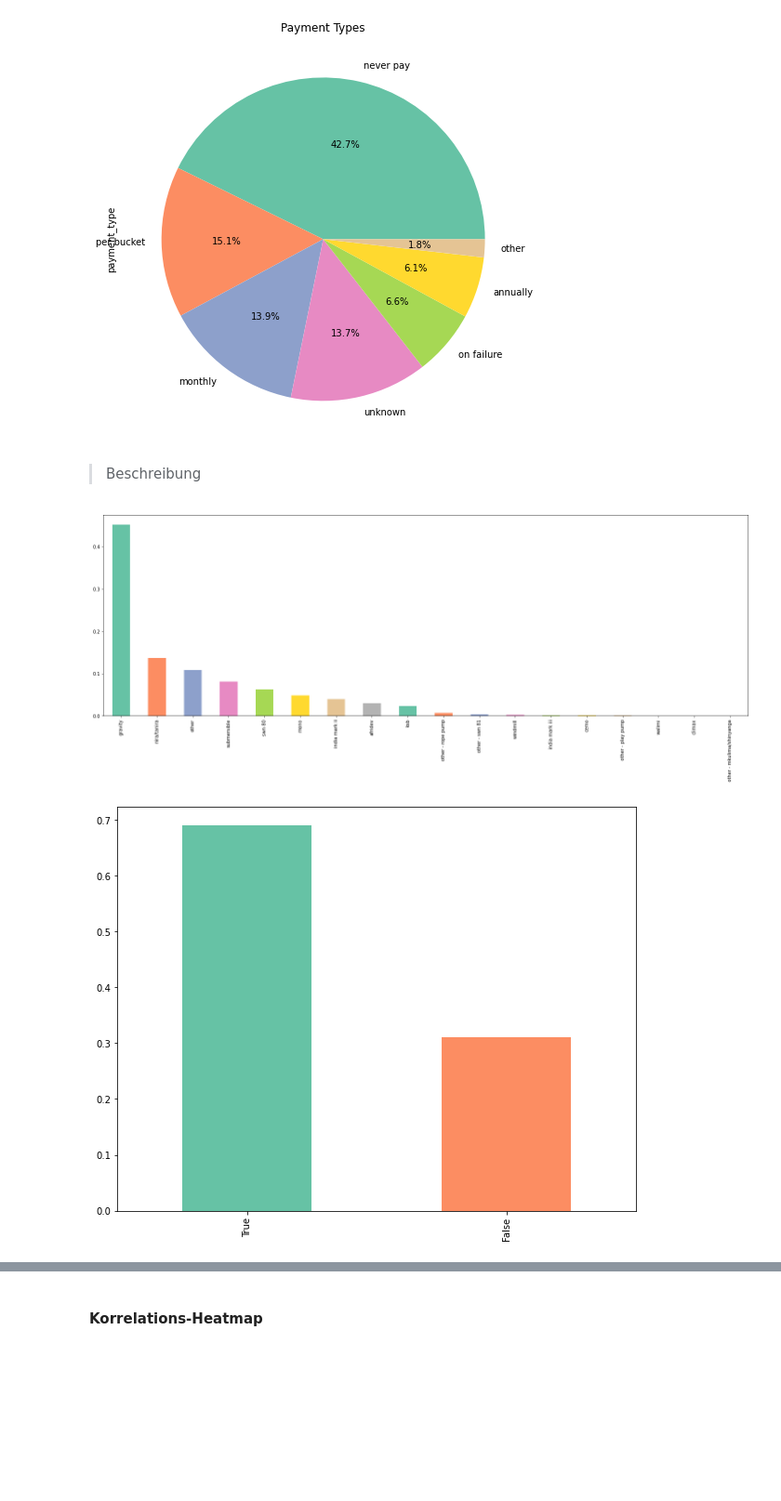
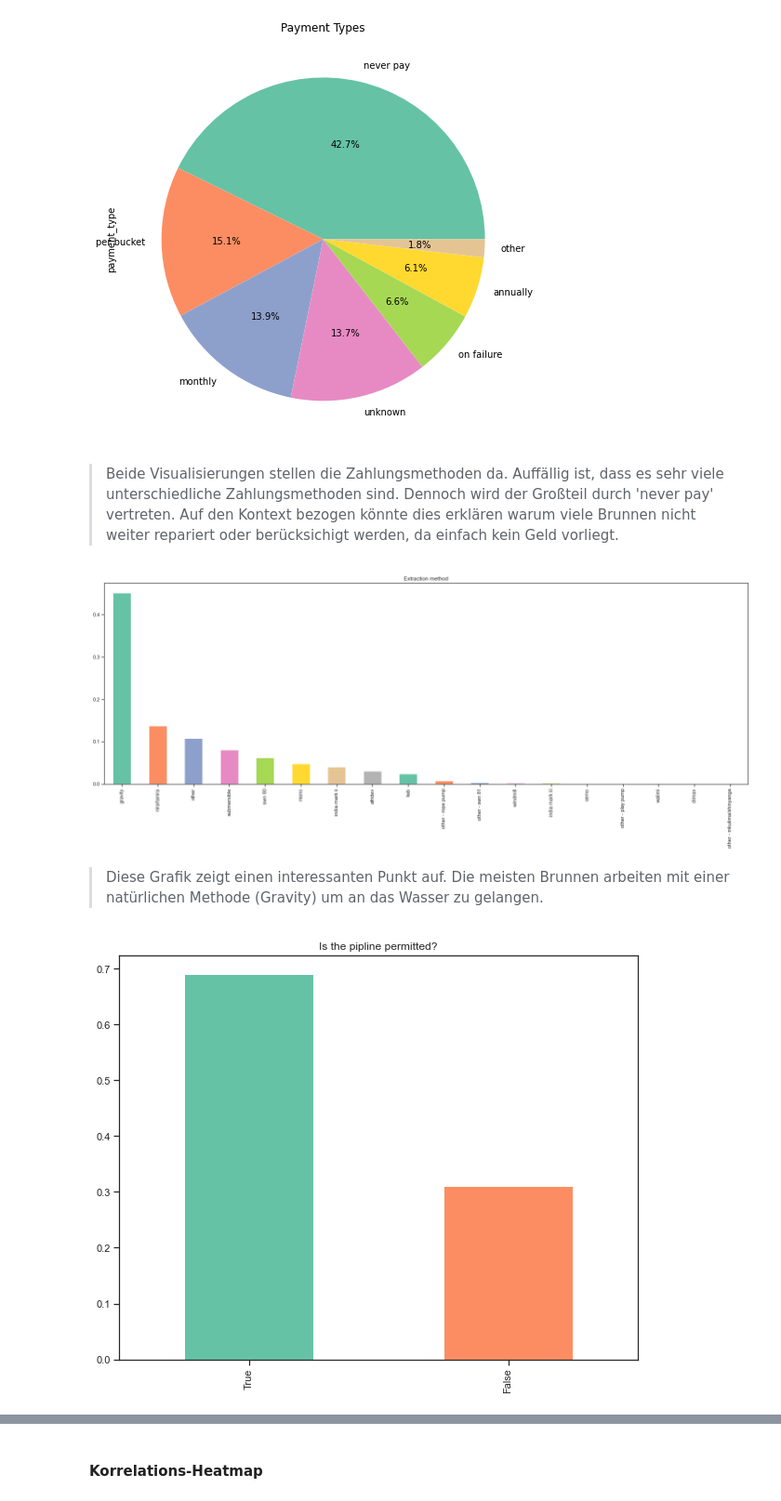
Before and after one commit to finitearth/DataExploration, a Jupyter notebook: presentation.ipynb, the cells around one changed output, grey strips where cells are left out. Shown at 93% size. Drawn from its saved outputs; the diff is of its cells as text; code cells hidden in the pictures; blank space fills up the shorter version.

Commit message:
Hinzufügen von Beschreibungen + Grafikoptminierung

```diff
--- a/presentation.ipynb
+++ b/presentation.ipynb
@@ -318,16 +320,18 @@ train_data.payment_type.value_counts(normalize = "true").plot(kind="pie", title=
 plt.xticks(rotation=45);
 # %% [output]
 [figure]
-# %% [markdown]
->Beschreibung
+# %% [markdown]
+>Beide Visualisierungen stellen die Zahlungsmethoden da. Auffällig ist, dass es sehr viele unterschiedliche Zahlungsmethoden sind. Dennoch wird der Großteil durch 'never pay' vertreten. Auf den Kontext bezogen könnte dies erklären warum viele Brunnen nicht weiter repariert oder berücksichigt werden, da einfach kein Geld vorliegt.
 # %%
 fig = plt.figure(figsize=(25,8))
-train_data.extraction_type.value_counts(normalize="True").plot(kind="bar", color=my_cmap.colors);
+train_data.extraction_type.value_counts(normalize="True").plot(kind="bar", title="Extraction method", color=my_cmap.colors);
 # %% [output]
-[figure, old version]
+[figure, new version]
+# %% [markdown]
+>Diese Grafik zeigt einen interessanten Punkt auf. Die meisten Brunnen arbeiten mit einer natürlichen Methode (Gravity) um an das Wasser zu gelangen.
 # %%
 fig = plt.figure(figsize=(10,8))
 
-train_data.permit.value_counts(normalize="True").plot(kind="bar", color=my_cmap.colors);
+train_data.permit.value_counts(normalize="True").plot(kind="bar", title="Is the pipline permitted?", color=my_cmap.colors);
 # %% [output]
-[figure, old version]
+[figure, new version]
```
Also changed, not shown: parts of 15 cells of this notebook.
